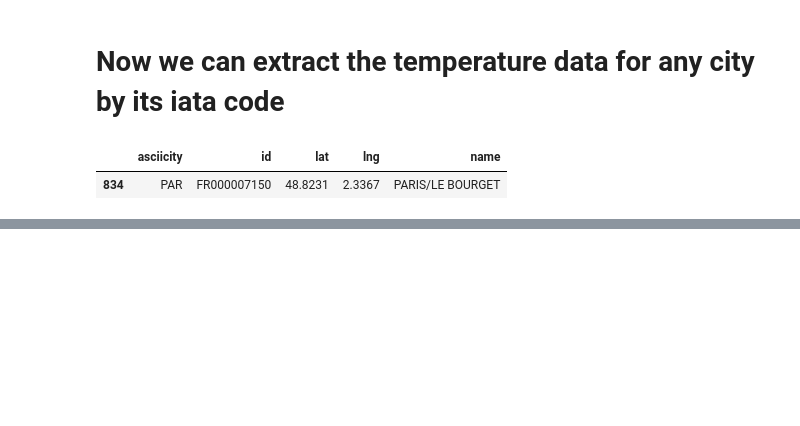
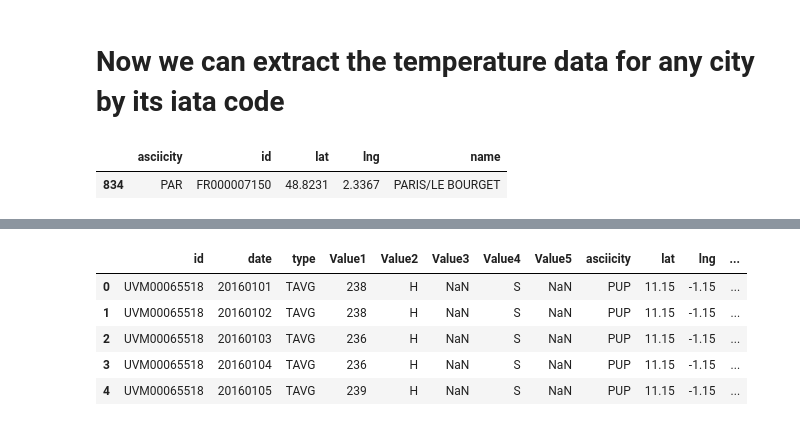
Before and after one commit to rezpe/weatherExtractor, a Jupyter notebook: Average Temperature troughout the year for Geobases cities.ipynb, the cells around one changed output, grey strips where cells are left out. Drawn from its saved outputs; the diff is of its cells as text; code cells hidden in the pictures; blank space fills up the shorter version.

```diff
--- a/Average Temperature troughout the year for Geobases cities.ipynb
+++ b/Average Temperature troughout the year for Geobases cities.ipynb
@@ -248,0 +269,10 @@ plt.show()
+# %%
+temp_cities = weatherdf[weatherdf["type"]=="TAVG"].merge(citiesdf,left_on="id",right_on="id")
+temp_cities.head()
+# %% [output]
+|  | id | date | type | Value1 | Value2 | Value3 | Value4 | Value5 | asciicity | lat | lng | ... |
+| 0 | UVM00065518 | 20160101 | TAVG | 238 | H | NaN | S | NaN | PUP | 11.15 | -1.15 | ... |
+| 1 | UVM00065518 | 20160102 | TAVG | 238 | H | NaN | S | NaN | PUP | 11.15 | -1.15 | ... |
+| 2 | UVM00065518 | 20160103 | TAVG | 236 | H | NaN | S | NaN | PUP | 11.15 | -1.15 | ... |
+| 3 | UVM00065518 | 20160104 | TAVG | 236 | H | NaN | S | NaN | PUP | 11.15 | -1.15 | ... |
+| 4 | UVM00065518 | 20160105 | TAVG | 239 | H | NaN | S | NaN | PUP | 11.15 | -1.15 | ... |
```
Also changed, not shown: parts of 12 cells of this notebook.
